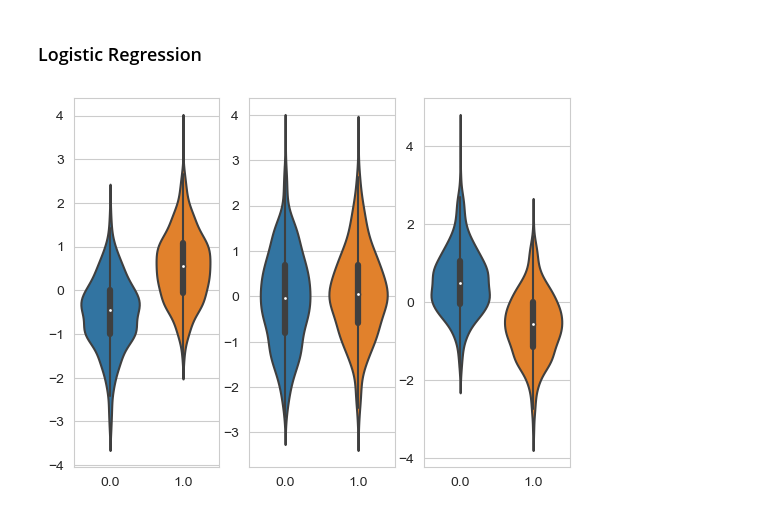
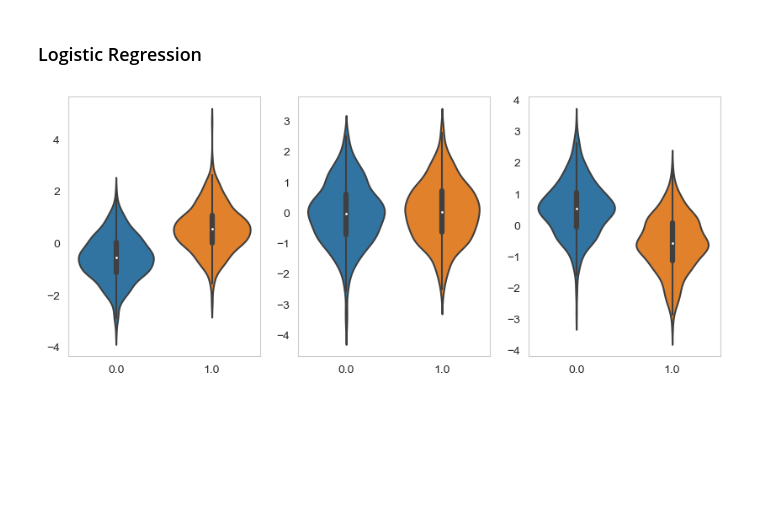
Before and after one commit to Tommylee1013/BayesianModeling, a Jupyter notebook: Notes/LogisticRegression.ipynb, the cells around one changed output. Drawn from its saved outputs; the diff is of its cells as text; code cells hidden in the pictures; blank space fills up the shorter version.

```diff
--- a/Notes/LogisticRegression.ipynb
+++ b/Notes/LogisticRegression.ipynb
@@ -7,16 +7,20 @@ import matplotlib.pyplot as plt
 import seaborn as sns
 import probflow as pf
 import warnings
+import torch
 
+plt.rcParams['axes.grid'] = False
 warnings.filterwarnings('ignore')
+pf.set_backend('pytorch')
 
 class LogisticRegression(pf.CategoricalModel) :
-    def __init__(self, d):
-        self.w = pf.Parameter([d, 1]) # weights
-        self.b = pf.Parameter([1, 0]) # bias
+    def __init__(self, dims):
+        self.w = pf.Parameter([dims, 1], name = 'Weights') # weights
+        self.b = pf.Parameter([1, 1], name = 'Bias') # bias
 
     def __call__(self, x):
-        return pf.Bernoulli(x @ self.x() + self.b())
+        x = torch.tensor(x)
+        return pf.Bernoulli(x @ self.w() + self.b())
 # %%
 randn = lambda *x: np.random.randn(*x).astype('float32')
 
@@ -30,8 +34,9 @@ w = np.array([[2.], [0.1], [-2.]]).astype('float32')
 noise = randn(N, 1)
 y = np.round(1./(1. + np.exp(-(x @ w + noise))))
 # %%
+plt.figure(figsize = (10, 4))
 for i in range(D) :
     plt.subplot(1, D, i+1)
     sns.violinplot(x = y[:, 0], y = x[:, i])
 # %% [output]
-[figure, old version]
+[figure, new version]
```
Also changed, not shown: parts of 10 cells of this notebook, 1 other file.
